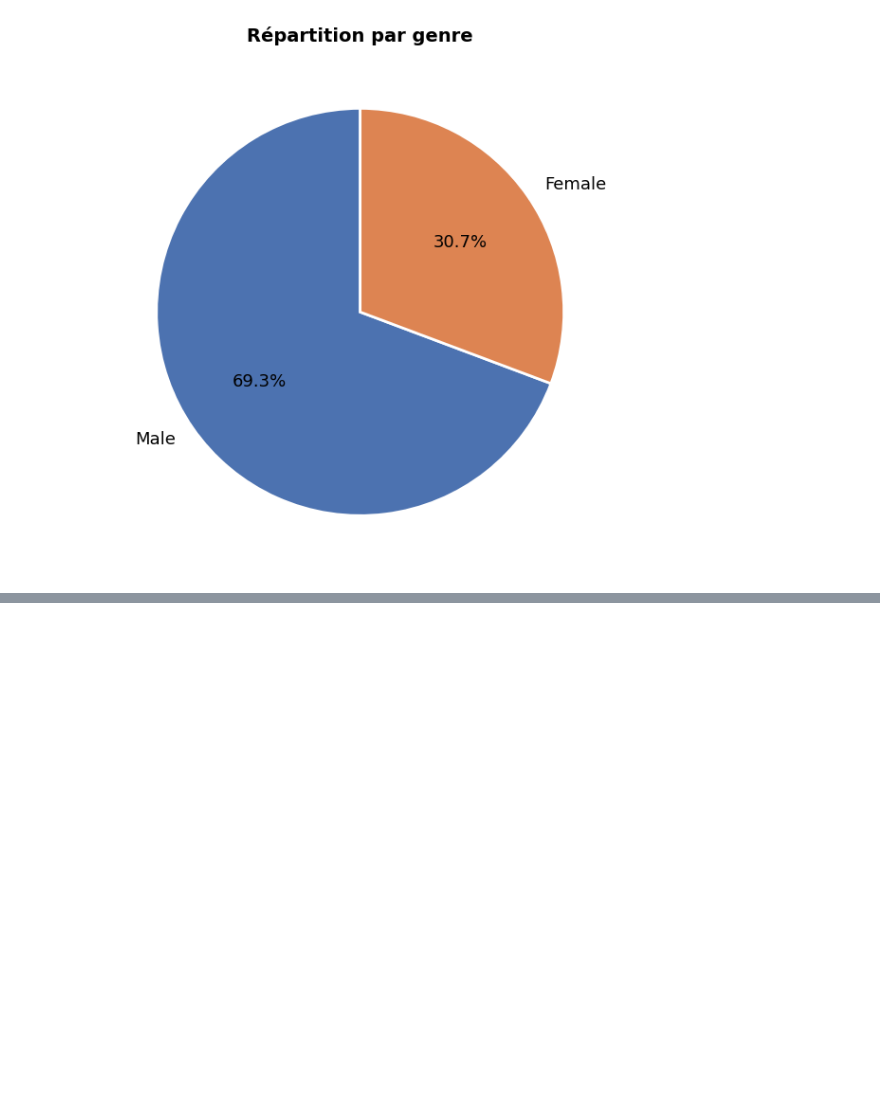
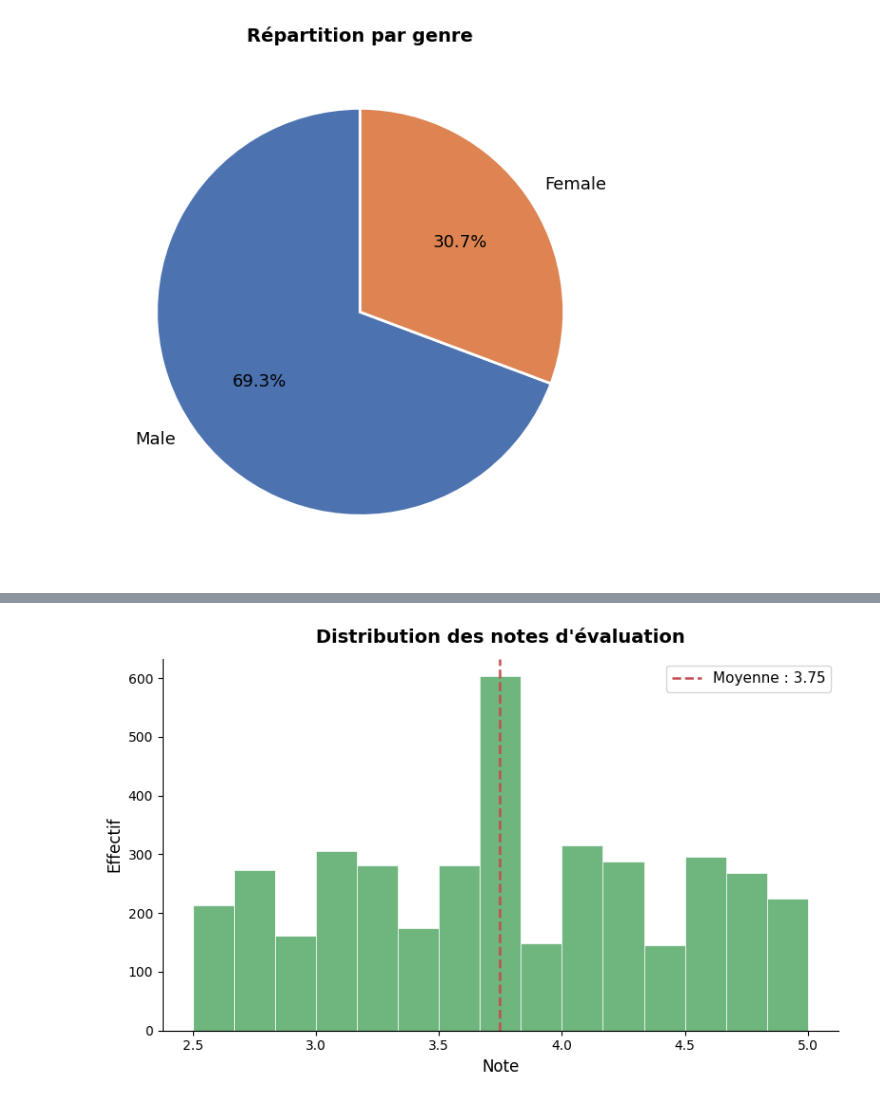
Before and after one commit to HediHachicha/Projet-DS, a Jupyter notebook: projet.ipynb, the cells around one changed output, grey strips where cells are left out. Drawn from its saved outputs; the diff is of its cells as text; code cells hidden in the pictures; blank space fills up the shorter version.

Commit message:
made graph of "Distribution des notes d'évalutaion

```diff
--- a/projet.ipynb
+++ b/projet.ipynb
@@ -226,0 +229,14 @@ plt.show()
+# %%
+fig, ax = plt.subplots(figsize=(8, 5))
+ax.hist(df['Review Rating'], bins=15, color='#55A868', edgecolor='white', linewidth=0.6, alpha=0.85)
+ax.axvline(df['Review Rating'].mean(), color='#C44E52', linestyle='--', linewidth=1.8,
+           label=f"Moyenne : {df['Review Rating'].mean():.2f}")
+ax.set_title("Distribution des notes d'évaluation", fontsize=14, fontweight='bold', pad=12)
+ax.set_xlabel('Note', fontsize=12)
+ax.set_ylabel('Effectif', fontsize=12)
+ax.spines[['top', 'right']].set_visible(False)
+ax.legend(fontsize=11)
+plt.tight_layout()
+plt.show()
+# %% [output]
+[figure, added]
```
Also changed, not shown: parts of 1 cell of this notebook.
